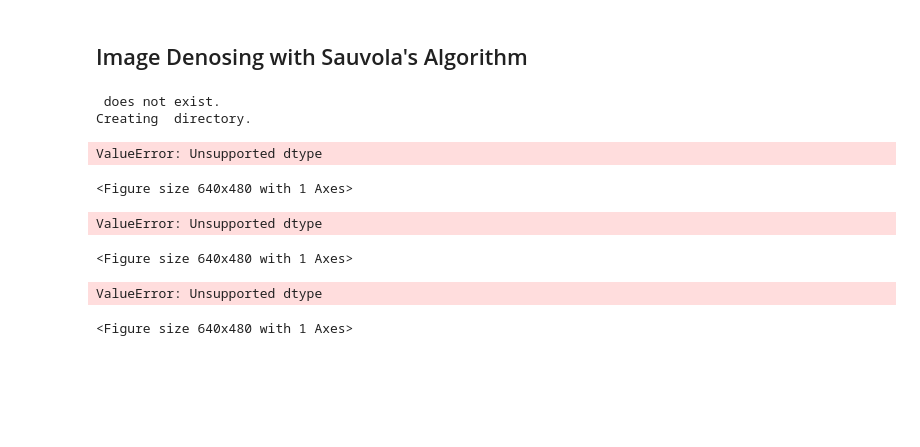
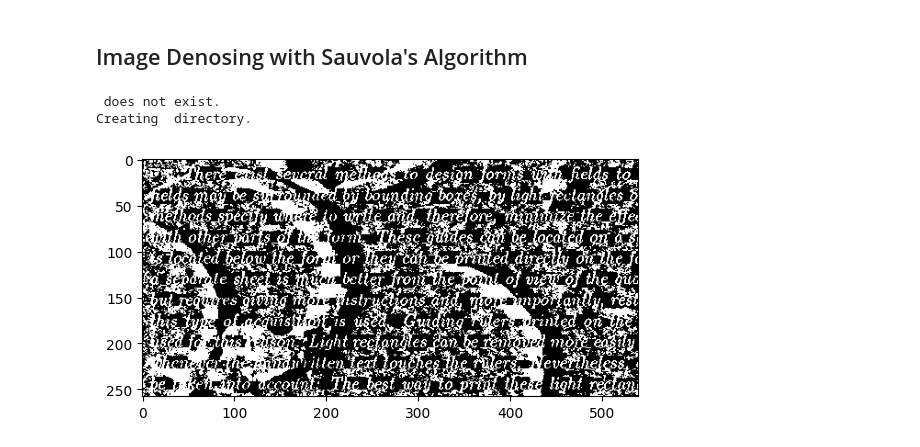
Before and after one commit to ThihaAung11/image-processsing, a Jupyter notebook: Image_Denosing_Sauvola’s_Algorithm.ipynb, the cells around one changed output. Saved outputs shown, nothing was run; the diff lists cells and outputs as text; code cells hidden in the pictures; blank space fills up the shorter version.

```diff
--- a/Image_Denosing_Sauvola’s_Algorithm.ipynb
+++ b/Image_Denosing_Sauvola’s_Algorithm.ipynb
@@ -26,10 +33,0 @@ def get_image_files(noise_images_dir: str)-> list[str]:
-# %%
-def read_image(image: str)-> np.ndarray:
-    image = skimage.io.imread(image)
-    return image
-
-# TO Do -> need to define window_size by image
-def binarize_with_sauvola(image: np.ndarray, window_size: int=25)-> np.ndarray:
-    thresh_sauvola = threshold_sauvola(image, window_size=window_size)
-    binary_sauvola = image > thresh_sauvola
-    return binary_sauvola
@@ -44,30 +34,46 @@ def check_dir_exist(dir_name: str, create_dir: bool = False)-> None:
+# %%
+def read_image(image: str)-> np.ndarray:
+    img = cv2.imread(image, cv2.COLOR_BGR2GRAY)
+    return img
+
+# TO Do -> need to define window_size by image
+def binarize_with_sauvola(img: np.ndarray, window_size: int=25, k_factor=0.1)-> np.ndarray:
+    binary_mask = np.zeros(img.shape)
+
+    w = window_size
+    k = k_factor
+
+    # Moving window average and standard deviation
+    m = bn.move_mean(img, window=int(w), min_count=1)
+    s = bn.move_std(img, window=int(w), min_count=1)
+    T = get_sauvola_threshold(m,s,k)
+    binary_mask = np.where(img<T, 1.0, 0.0)
+
+    return binary_mask
+
+def get_sauvola_threshold(m, s, k):
+    R = np.amax(s)
+    return m*(1 + k*(s/(R-1)))
 # %%
 def get_binary_images(
         images_dir: str,
         save_dir: str,
         window_size: int=25,
+        k_factor: int=1
     ) -> None:
     check_dir_exist(dir_name=images_dir)
     check_dir_exist(dir_name=save_dir, create_dir=True)
     image_files = get_image_files(images_dir)
     for image_name in image_files:
         image = read_image(image_name)
+        image = image/255
         binary_image = binarize_with_sauvola(image)
-        # fig, (ax1, ax2) = plt.subplots(1, 2)
-        # ax1.imshow(image)
-        # ax1.set_title('Original Image')
-        # ax2.imshow(binary_image)
-        # ax2.set_title('Binarize Image with Sauvola')
+
         plt.imshow(binary_image, cmap=plt.cm.gray)
         plt.show()
-# %%
-get_binary_images("noise_images", "")
-# %% [output]
- does not exist.
-Creating  directory.
-ValueError: Unsupported dtype
-<Figure size 640x480 with 1 Axes>
-ValueError: Unsupported dtype
-<Figure size 640x480 with 1 Axes>
-ValueError: Unsupported dtype
-<Figure size 640x480 with 1 Axes>
+# %%
+get_binary_images("noise_images", "", window_size=10, k_factor=0.01)
+# %% [output]
+ does not exist.
+Creating  directory.
+[figure, added]
```
Also changed, not shown: parts of 3 cells of this notebook, 1 other file.
